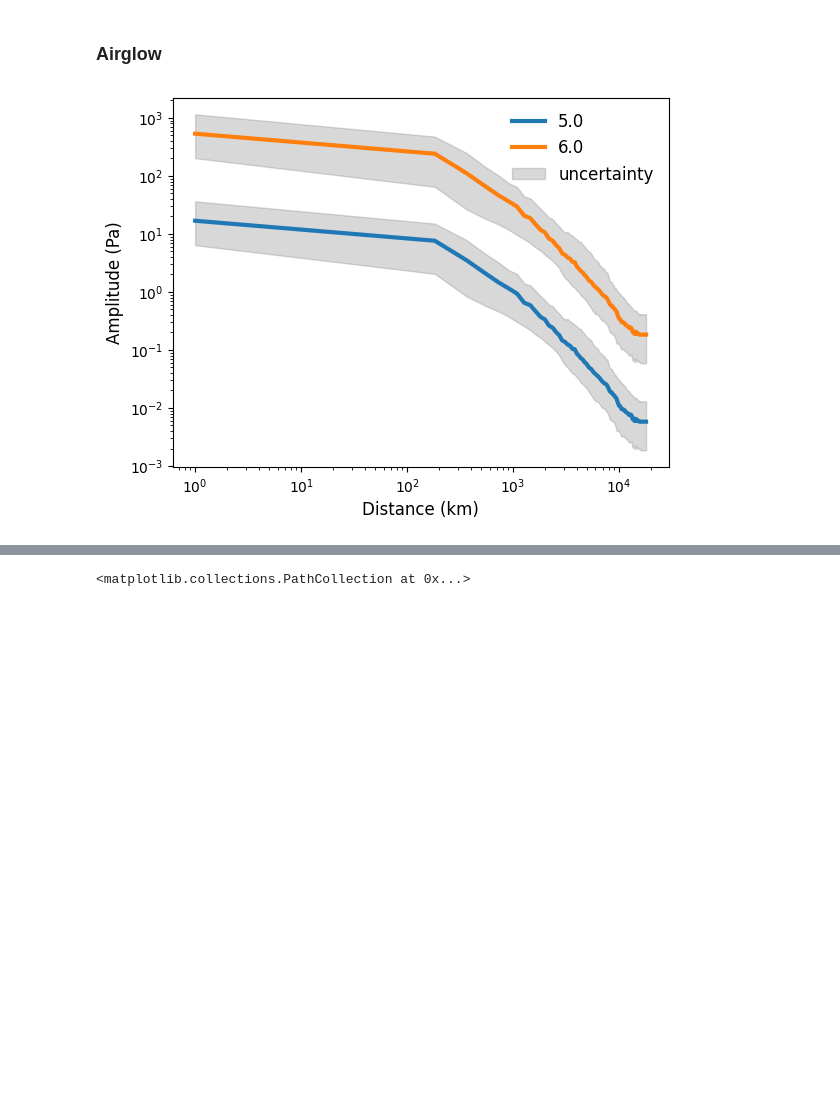
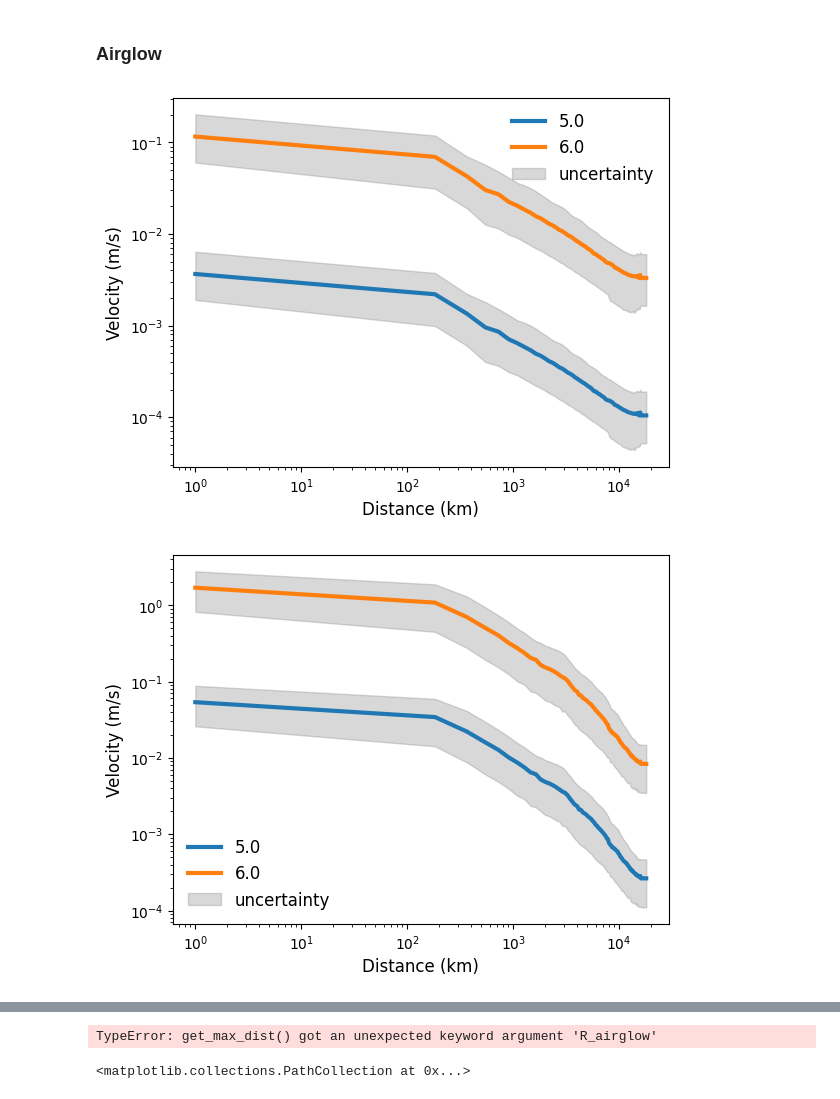
Before and after one commit to QuentinBrissaud/Venus_Detectability, a Jupyter notebook: compute_network_shapes.ipynb, the cells around one changed output, grey strips where cells are left out. Cells and saved outputs as stored; diff of their text form; code cells hidden in the pictures; blank space fills up the shorter version.

```diff
--- a/compute_network_shapes.ipynb
+++ b/compute_network_shapes.ipynb
@@ -50,21 +124,13 @@ TL_new_v, TL_new_qmin, TL_new_qmax = pm.get_TL_curves(file_curve, freq, dist_min
-# %%
-import compute_network_shapes_CPUs as cns
-reload(cns)
-
-file_airglow = './data/VER_profile_dayglow.csv'
-VER = pd.read_csv(file_airglow)
-VER.columns=['VER', 'alt']
-VER.to_csv(file_airglow.replace('.csv', '_scaled.csv'), index=False)
-boost_SNR = 1
-
-photons_dayglow = 3.5e5
-alpha = 1e-5
-sigma_airglow = np.trapz(VER.VER, x=VER.alt.values,)/(np.sqrt(photons_dayglow)*boost_SNR)
-
-photons_nightglow = 2e4
-#alpha = maxs[-5]
-#sigma_airglow = 1./(np.sqrt(photons_nightglow)*boost_SNR)
-
-f_alt_scaling = cns.get_airglow_scaling(TL_new_v, TL_new_p, R0=6052000, sigma_balloon=1e-2, sigma_airglow=1e-1, m0=7., beta=1., alpha = 1e-5)
-# %% [output]
-[figure, removed]
+# %%
+import compute_network_shapes_CPUs as cns
+import proba_modules as pm
+reload(cns)
+reload(pm)
+
+file_curve = './data/GF_data/GF_Dirac_1Hz_all_wfreq.csv'
+dict_scaling = dict(R0=6052000, sigma_balloon=1e-2, boost_SNR=1., photons_dayglow=3.5e5, alpha_dayglow=1e-5, photons_nightglow=2e4, beta=1.,)
+freq = [1e-2, 1e-1, 1.]
+f_alt_scaling_dayglow, f_alt_scaling_nightglow = cns.get_airglow_scaling(file_curve, freq, **dict_scaling)
+# %% [output]
+[figure, added]
+[figure, added]
@@ -76,8 +146,11 @@ lats, lons = np.arange(-90, 89, dlon/2.), np.arange(-180, 179, dlon)
 lats_stations, lons_stations, id_scenario, id_stat = cns.get_stations(lats, lons, offsets=[], fixed_stations=dict(scenario_1=[[0., 0.]]))
 # %%
 reload(cns)
-max_dist = None
-max_dist = cns.get_max_dist(lats_stations, lons_stations, LATS, LONS, id_scenario, id_stat, s_cluster=100, use_airglow=True, which_stat_is_airglow=1, R_airglow=5000., alt_scaling=f_r0)
+max_dist = dict()
+for period, f_alt_scaling in f_alt_scaling_nightglow.items():
+    max_dist[period] = cns.get_max_dist(lats_stations, lons_stations, LATS, LONS, id_scenario, id_stat, s_cluster=100, use_airglow=True, which_stat_is_airglow=1, alt_scaling=f_alt_scaling)
+# %% [output]
+TypeError: get_max_dist() got an unexpected keyword argument 'R_airglow'
 # %%
 plt.figure()
 id = 40
```
Also changed, not shown: parts of 9 cells of this notebook, 2 other files.
